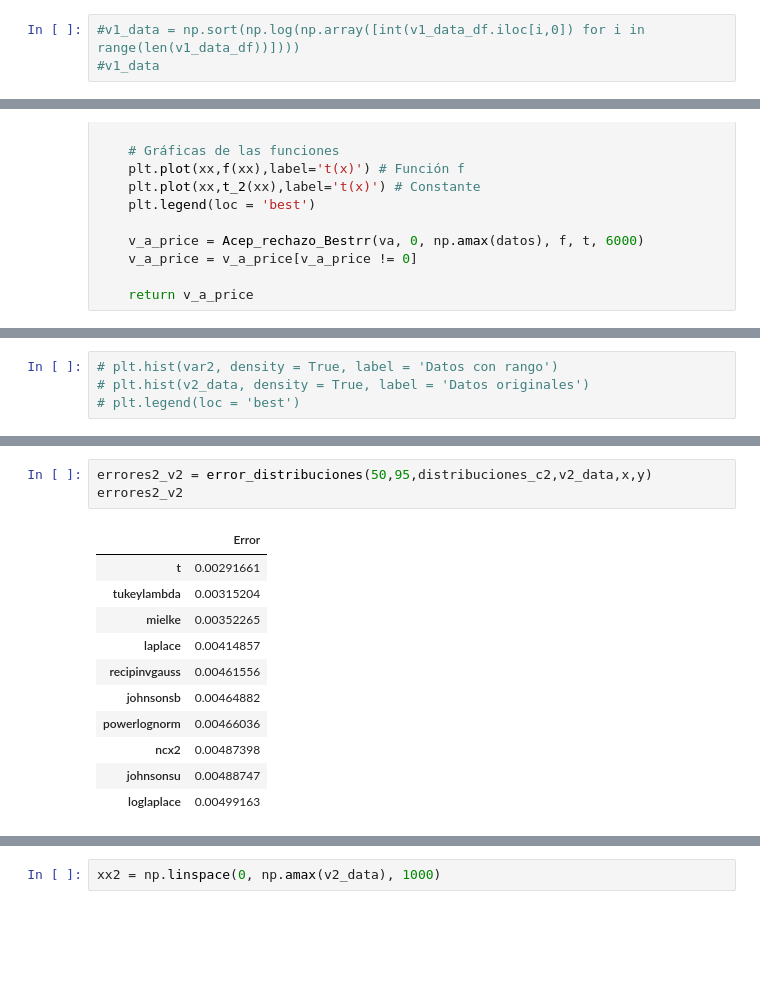
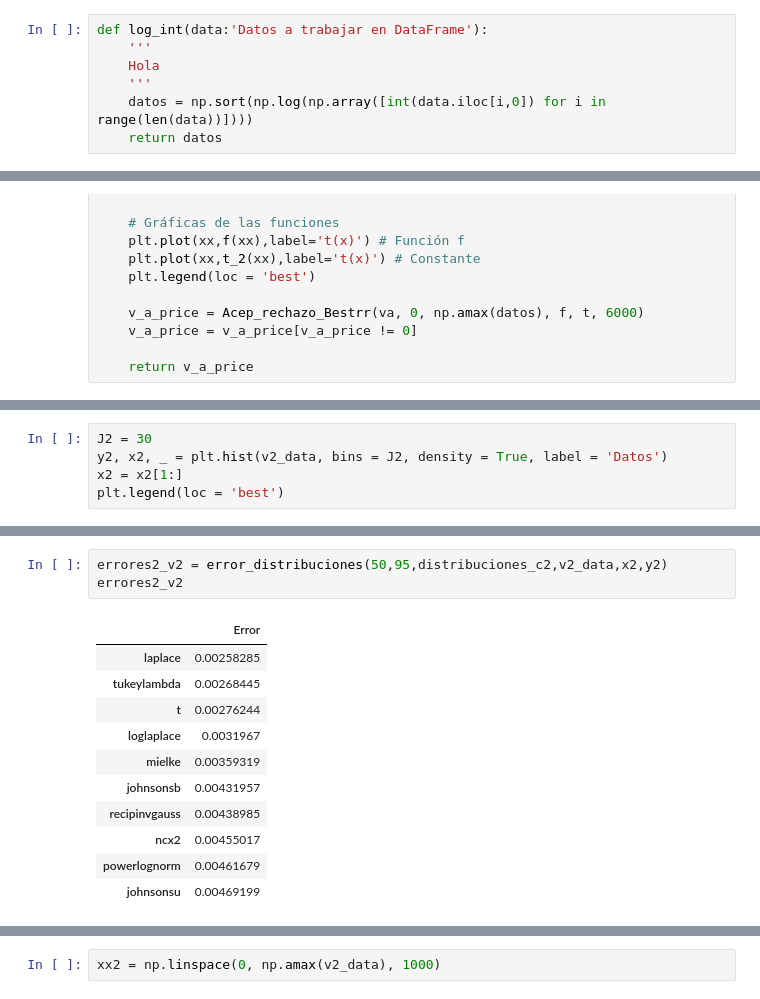
Before and after one commit to danielperhez/Proyecto_PRivera_CPerez, a Jupyter notebook: Proyecto_PRivera_CPerez.ipynb, the cells around one changed output, grey strips where cells are left out. Saved outputs shown, nothing was run; the diff lists cells and outputs as text; blank space fills up the shorter version.

```diff
--- a/Proyecto_PRivera_CPerez.ipynb
+++ b/Proyecto_PRivera_CPerez.ipynb
@@ -197,3 +156,7 @@ v1_data_df
 # %%
-#v1_data = np.sort(np.log(np.array([int(v1_data_df.iloc[i,0]) for i in range(len(v1_data_df))])))
-#v1_data
+def log_int(data:'Datos a trabajar en DataFrame'):
+    '''
+    Hola
+    '''
+    datos = np.sort(np.log(np.array([int(data.iloc[i,0]) for i in range(len(data))])))
+    return datos
@@ -773,4 +704,5 @@ array([ 5.01063529,  5.29831737,  5.29831737, ..., 13.09429718,
 # %%
-# plt.hist(var2, density = True, label = 'Datos con rango')
-# plt.hist(v2_data, density = True, label = 'Datos originales')
-# plt.legend(loc = 'best')
+J2 = 30
+y2, x2, _ = plt.hist(v2_data, bins = J2, density = True, label = 'Datos')
+x2 = x2[1:]
+plt.legend(loc = 'best')
@@ -807,15 +735,15 @@ errores_v2
 # %%
-errores2_v2 = error_distribuciones(50,95,distribuciones_c2,v2_data,x,y)
+errores2_v2 = error_distribuciones(50,95,distribuciones_c2,v2_data,x2,y2)
 errores2_v2
 # %% [output]
 |  | Error |
-| t | 0.00291661 |
-| tukeylambda | 0.00315204 |
-| mielke | 0.00352265 |
-| laplace | 0.00414857 |
-| recipinvgauss | 0.00461556 |
-| johnsonsb | 0.00464882 |
-| powerlognorm | 0.00466036 |
-| ncx2 | 0.00487398 |
-| johnsonsu | 0.00488747 |
-| loglaplace | 0.00499163 |
+| laplace | 0.00258285 |
+| tukeylambda | 0.00268445 |
+| t | 0.00276244 |
+| loglaplace | 0.0031967 |
+| mielke | 0.00359319 |
+| johnsonsb | 0.00431957 |
+| recipinvgauss | 0.00438985 |
+| ncx2 | 0.00455017 |
+| powerlognorm | 0.00461679 |
+| johnsonsu | 0.00469199 |
```
Also changed, not shown: parts of 146 cells of this notebook.
